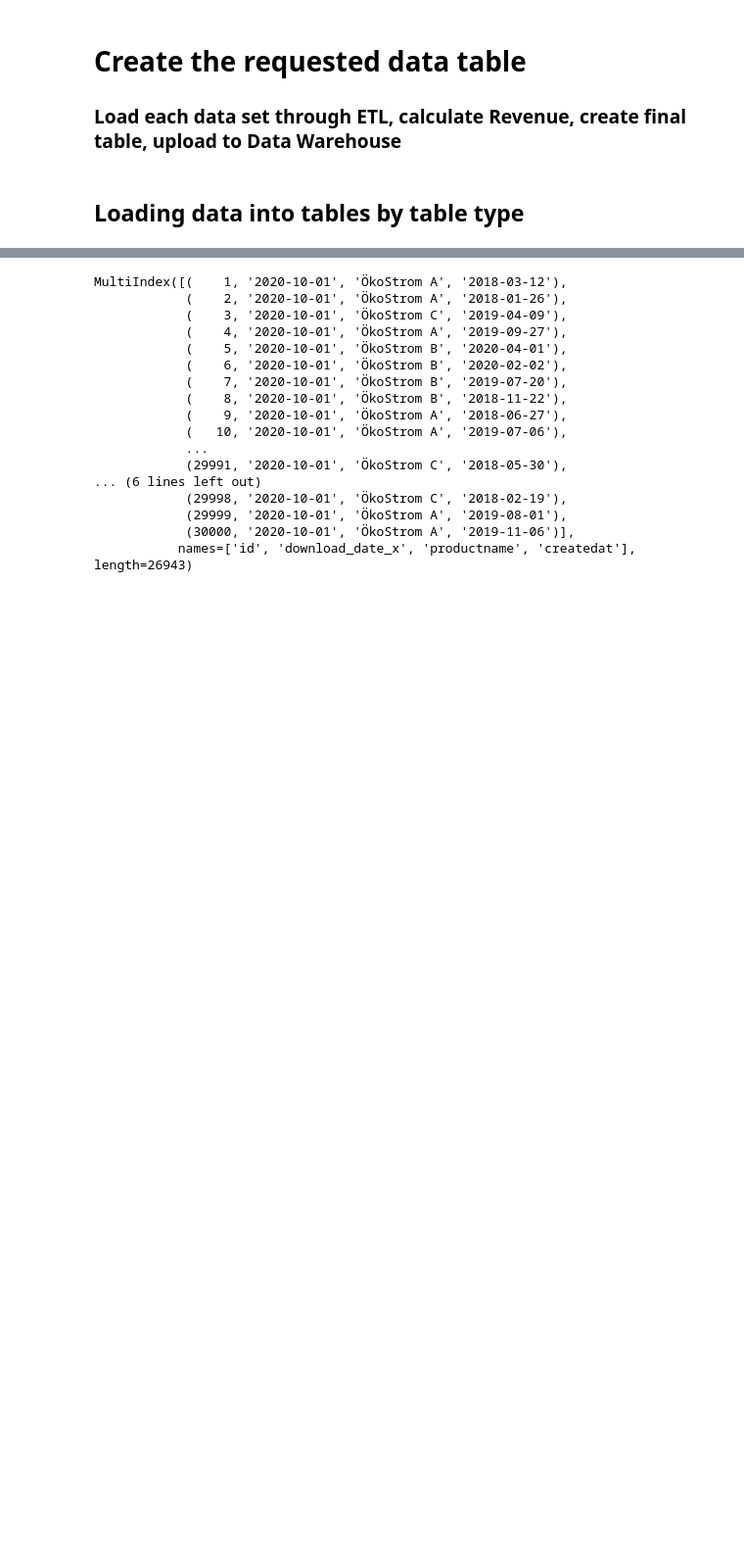
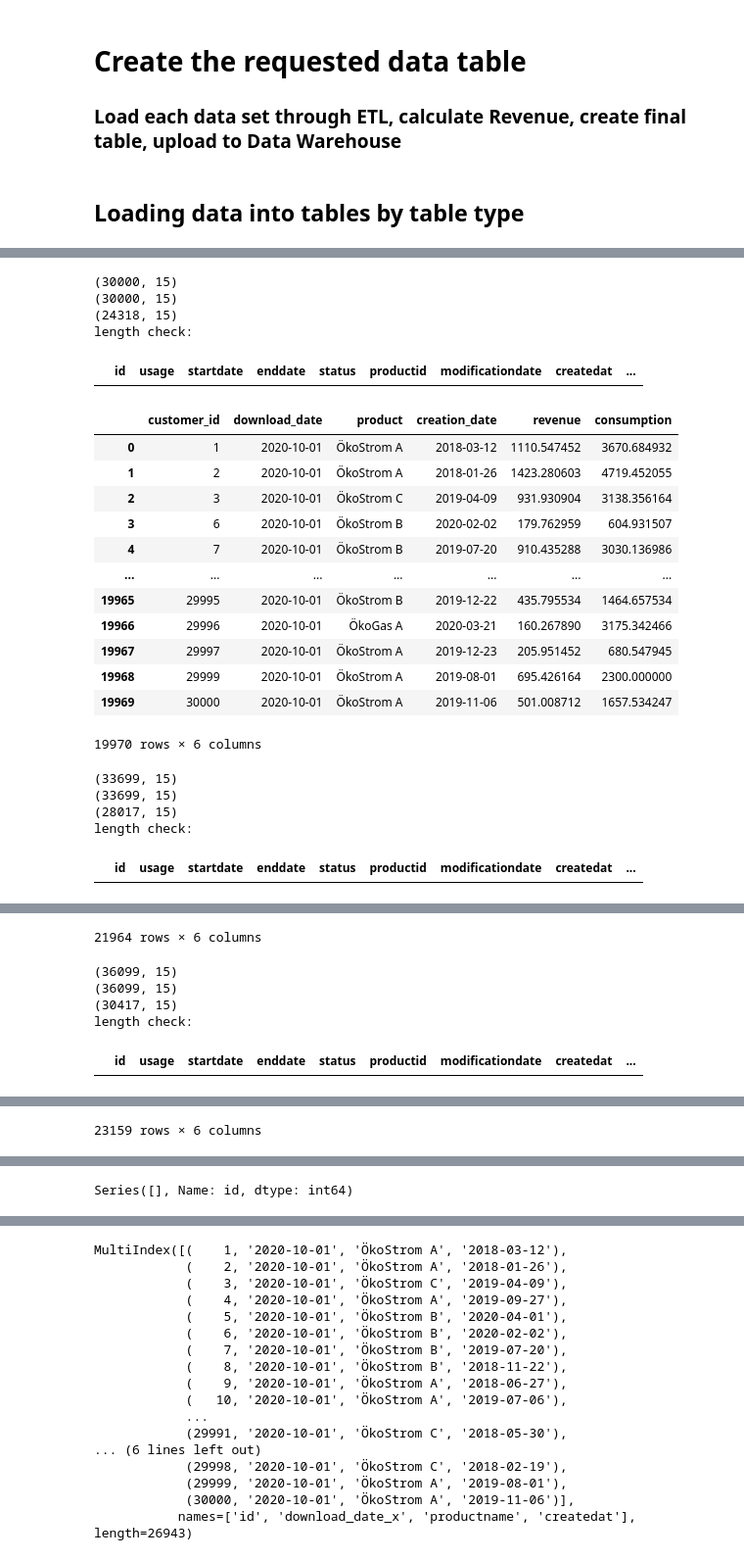
Before and after one commit to rpnorth/LichtBlick_Case_Study, a Jupyter notebook: 2_Create_new_table.ipynb, the cells around one changed output, grey strips where cells are left out. Shown: that part at 98% size. Saved outputs shown, nothing was run; the diff lists cells and outputs as text; code cells hidden in the pictures; blank space fills up the shorter version.

```diff
--- a/2_Create_new_table.ipynb
+++ b/2_Create_new_table.ipynb
@@ -27,7 +27,7 @@ class LoadDataTables():
 
         """
 
-        self.download_date = download_date
+        self.download_date_str = download_date
 
     def get_files_by_date(self):
         """
@@ -35,7 +35,7 @@ class LoadDataTables():
         (products, prices, contracts)
 
         """
-        self.filenames = [k for k in file_list if self.download_date in k]
+        self.filenames = [k for k in file_list if self.download_date_str in k]
 
     def csv_to_df(self, filename):
         """
@@ -46,7 +46,7 @@ class LoadDataTables():
             filename (str) : name of file to read
         """
         df = pd.read_csv(path+filename, delimiter=';')
-        df['download_date'] = pd.to_datetime(self.download_date)
+        df['download_date'] = pd.to_datetime(self.download_date_str)
         return df
 
     def load_data_tables(self):
@@ -95,6 +95,19 @@ class LoadDataTables():
         self.df_contracts = self.df_contracts.drop_duplicates()
         print(self.df_contracts.shape)
 
+    def remove_inactive(self):
+        """
+        drop inactive customers - focus on active customers at time data was downloaded
+        """
+        self.df_contracts = self.df_contracts[self.df_contracts.enddate.isnull()]
+        print(self.df_contracts.shape)
+
+    def remove_product_2000(self):
+        """
+        drop any customer with productid = 2000, no price available
+        """
+        self.df_contracts = self.df_contracts.query('productid != 2000')
+
     def run_load_data(self):
         self.get_files_by_date()
         self.load_data_tables()
@@ -102,6 +115,8 @@ class LoadDataTables():
         self.fix_fields()
         self.remove_outliers()
         self.remove_duplicate_contracts()
+        self.remove_inactive()
+        self.remove_product_2000()
 # %%
 # d_2020_10 = LoadDataTables('20201001')
 # d_2020_10.get_files_by_date()
@@ -289,0 +292,48 @@ calc_revenue
+# %%
+d_2020_10 = CreateRevenueTable(period_start_date = '20190101', download_date = '20201001')
+d_2020_10.run_load_data()
+d_2020_10.run_create_revenue_table()
+display(d_2020_10.df_output)
+
+d_2020_12 = CreateRevenueTable(period_start_date = '20201002', download_date = '20201201')
+d_2020_12.run_load_data()
+d_2020_12.run_create_revenue_table()
+display(d_2020_12.df_output)
+
+d_2021_01 = CreateRevenueTable(period_start_date = '20201202', download_date = '20210101')
+d_2021_01.run_load_data()
+d_2021_01.run_create_revenue_table()
+display(d_2021_01.df_output)
+
+# average revenue per contract
+calc_vals = {'download_date': [pd.to_datetime('20201001').normalize(), pd.to_datetime('20201201').normalize(), pd.to_datetime('20210101').normalize()],
+            'number_of_contracts': [d_2020_10.number_contracts, d_2020_12.number_contracts, d_2021_01.number_contracts],
+            'total_revenue': [d_2020_10.total_revenue, d_2020_12.total_revenue, d_2021_01.total_revenue],
+            'average_revenue_per_contract': [d_2020_10.av_revenue_per_contract, d_2020_12.av_revenue_per_contract, d_2021_01.av_revenue_per_contract]}
+
+df_calc_vals = pd.DataFrame.from_dict(calc_vals, orient='index')
+df_calc_vals
+# %% [output]
+(30000, 15)
+(30000, 15)
+(24318, 15)
+length check:
+|  | id | usage | startdate | enddate | status | productid | modificationdate | createdat | ... |
+|  | customer_id | download_date | product | creation_date | revenue | consumption |
+| 0 | 1 | 2020-10-01 | ÖkoStrom A | 2018-03-12 | 1110.547452 | 3670.684932 |
+| 1 | 2 | 2020-10-01 | ÖkoStrom A | 2018-01-26 | 1423.280603 | 4719.452055 |
+| 2 | 3 | 2020-10-01 | ÖkoStrom C | 2019-04-09 | 931.930904 | 3138.356164 |
+| 3 | 6 | 2020-10-01 | ÖkoStrom B | 2020-02-02 | 179.762959 | 604.931507 |
+| 4 | 7 | 2020-10-01 | ÖkoStrom B | 2019-07-20 | 910.435288 | 3030.136986 |
+| ... | ... | ... | ... | ... | ... | ... |
+| 19965 | 29995 | 2020-10-01 | ÖkoStrom B | 2019-12-22 | 435.795534 | 1464.657534 |
+| 19966 | 29996 | 2020-10-01 | ÖkoGas A | 2020-03-21 | 160.267890 | 3175.342466 |
+| 19967 | 29997 | 2020-10-01 | ÖkoStrom A | 2019-12-23 | 205.951452 | 680.547945 |
+| 19968 | 29999 | 2020-10-01 | ÖkoStrom A | 2019-08-01 | 695.426164 | 2300.000000 |
+| 19969 | 30000 | 2020-10-01 | ÖkoStrom A | 2019-11-06 | 501.008712 | 1657.534247 |
+19970 rows × 6 columns
+(33699, 15)
+(33699, 15)
+(28017, 15)
+length check:
+|  | id | usage | startdate | enddate | status | productid | modificationdate | createdat | ... |
@@ -289,0 +352,6 @@ calc_revenue
+21964 rows × 6 columns
+(36099, 15)
+(36099, 15)
+(30417, 15)
+length check:
+|  | id | usage | startdate | enddate | status | productid | modificationdate | createdat | ... |
@@ -289,0 +370 @@ calc_revenue
+23159 rows × 6 columns
@@ -289,0 +376,4 @@ calc_revenue
+# %%
+d_2020_10.df.id[~d_2020_10.df.id.isin(d_2020_10.df_output.reset_index().id)]
+# %% [output]
+Series([], Name: id, dtype: int64)
```
Also changed, not shown: parts of 6 cells of this notebook, 1 other file.
